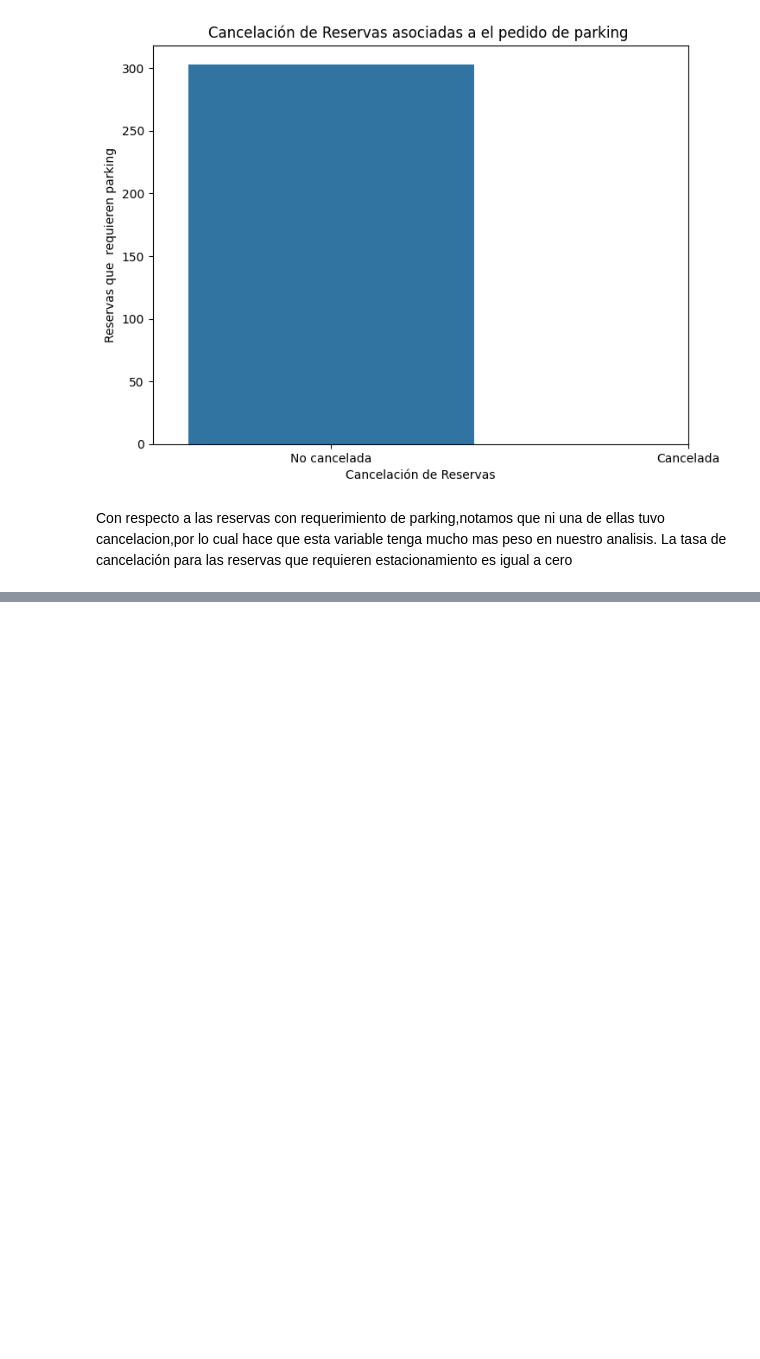
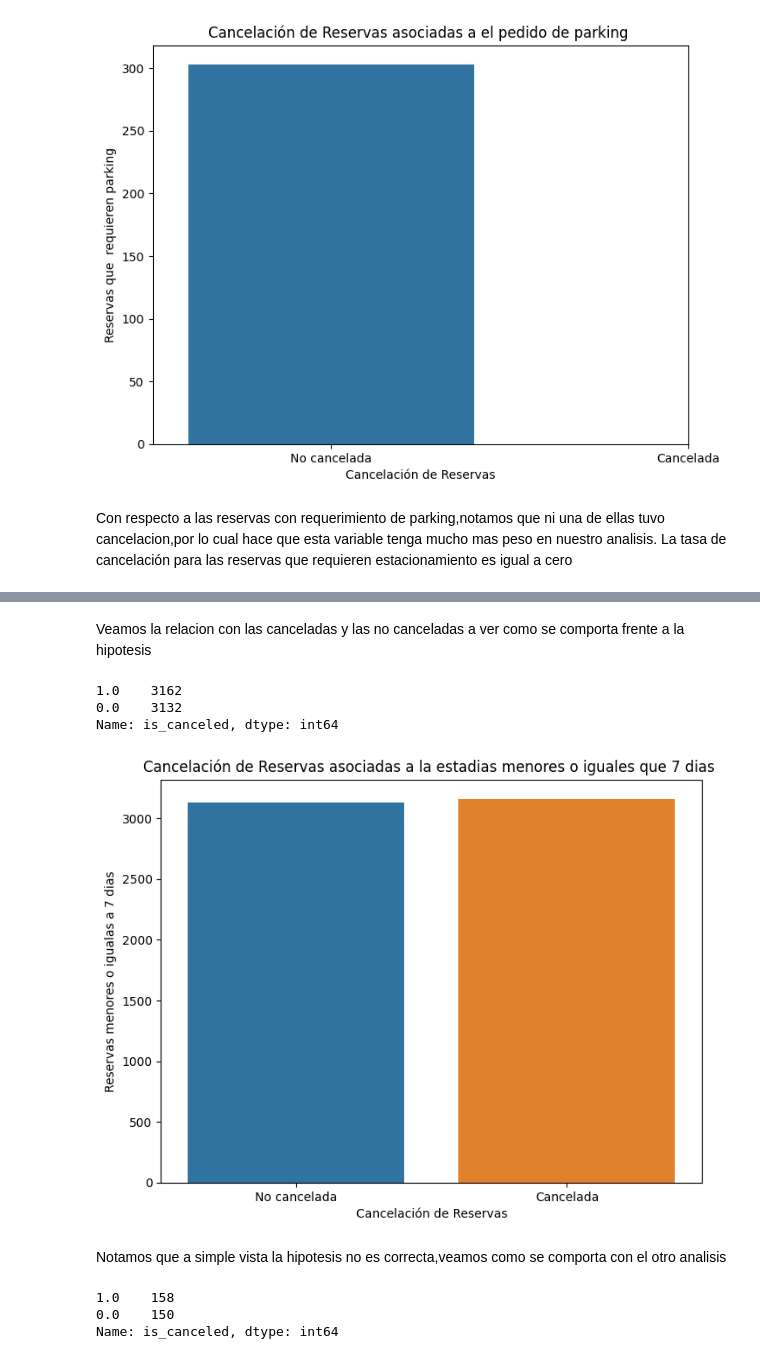
Before and after one commit to juanignaciogiacobbe/7506R-2C2023-GRUPO15, a Jupyter notebook: 7506R_TP1_GRUPO15_CHP1_ENTREGA.ipynb, the cells around one changed output, grey strips where cells are left out. Cells and saved outputs as stored; diff of their text form; code cells hidden in the pictures; blank space fills up the shorter version.

```diff
--- a/7506R_TP1_GRUPO15_CHP1_ENTREGA.ipynb
+++ b/7506R_TP1_GRUPO15_CHP1_ENTREGA.ipynb
@@ -1382,0 +1664,9 @@ La tasa de cancelación para las reservas que requieren estacionamiento es igual
+# %%
+df_copia_noches = ds_hoteles_train.copy()
+
+
+df_copia_noches['total_noches'] = df_copia_noches['stays_in_week_nights'] + df_copia_noches['stays_in_weekend_nights']
+
+columna_total_noches = df_copia_noches['total_noches']
+
+columna_total_noches.value_counts()
@@ -1382,0 +1710,8 @@ La tasa de cancelación para las reservas que requieren estacionamiento es igual
+# %%
+criterio_grupo1 = ((df_copia_noches['total_noches'] >=1 ) & (df_copia_noches['total_noches'] <= 7))
+criterio_grupo2 = (df_copia_noches['total_noches'] > 7)
+
+
+
+df_noches_menor_que_7 = df_copia_noches[criterio_grupo1]
+df_noches_mayor_que_7  = df_copia_noches[criterio_grupo2]
@@ -1382,0 +1734,28 @@ La tasa de cancelación para las reservas que requieren estacionamiento es igual
+# %% [markdown]
+Veamos la relacion con las canceladas y las no canceladas a ver como se comporta frente a la hipotesis
+# %%
+df_noches_menor_que_7 ['is_canceled'].value_counts()
+# %% [output]
+1.0    3162
+0.0    3132
+Name: is_canceled, dtype: int64
+# %%
+plt.figure(figsize=(8, 6))
+sns.countplot(data=df_noches_menor_que_7, x='is_canceled')
+plt.xlabel('Cancelación de Reservas')
+plt.ylabel('Reservas menores o igualas a 7 dias')
+plt.title('Cancelación de Reservas asociadas a la estadias menores o iguales que 7 dias ')
+
+plt.xticks([0, 1], ['No cancelada', 'Cancelada'])  # Etiquetas para el eje x
+
+plt.show()
+# %% [output]
+[figure, added]
+# %% [markdown]
+Notamos que a simple vista la hipotesis no es correcta,veamos como se comporta con el otro analisis
+# %%
+df_noches_mayor_que_7 ['is_canceled'].value_counts()
+# %% [output]
+1.0    158
+0.0    150
+Name: is_canceled, dtype: int64
```
Also changed, not shown: parts of 42 cells of this notebook.
